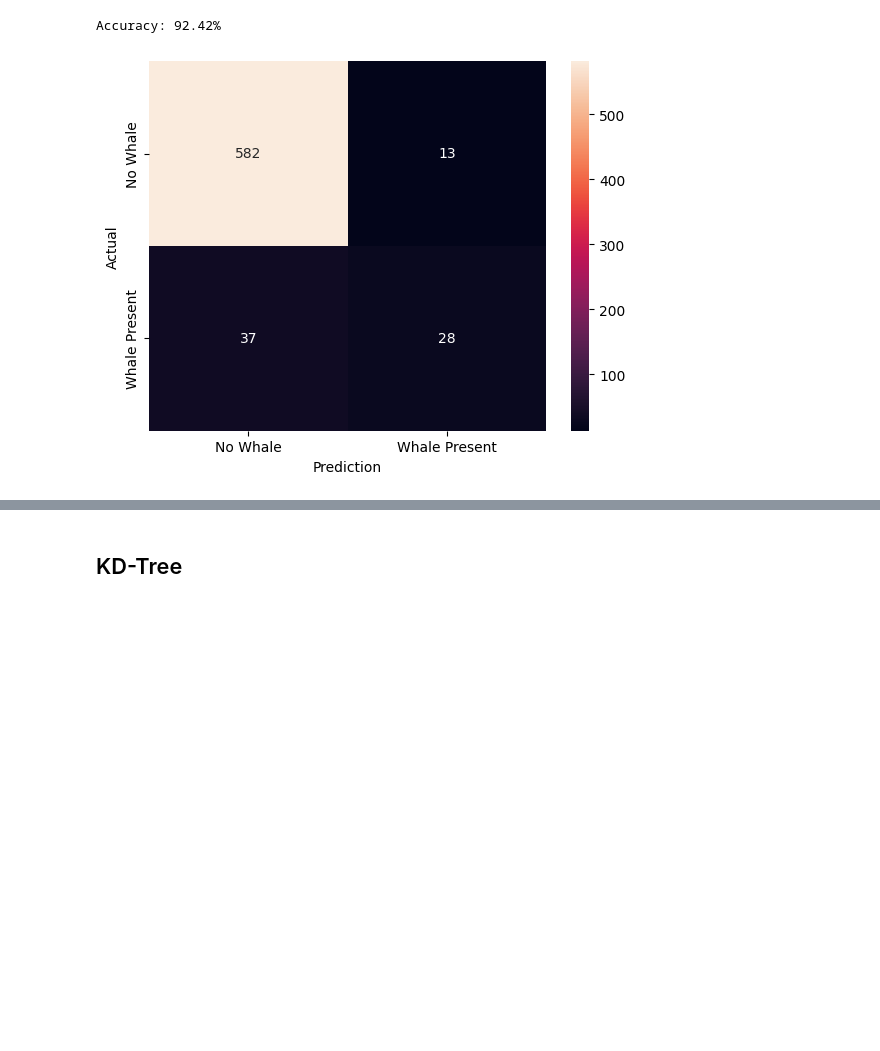
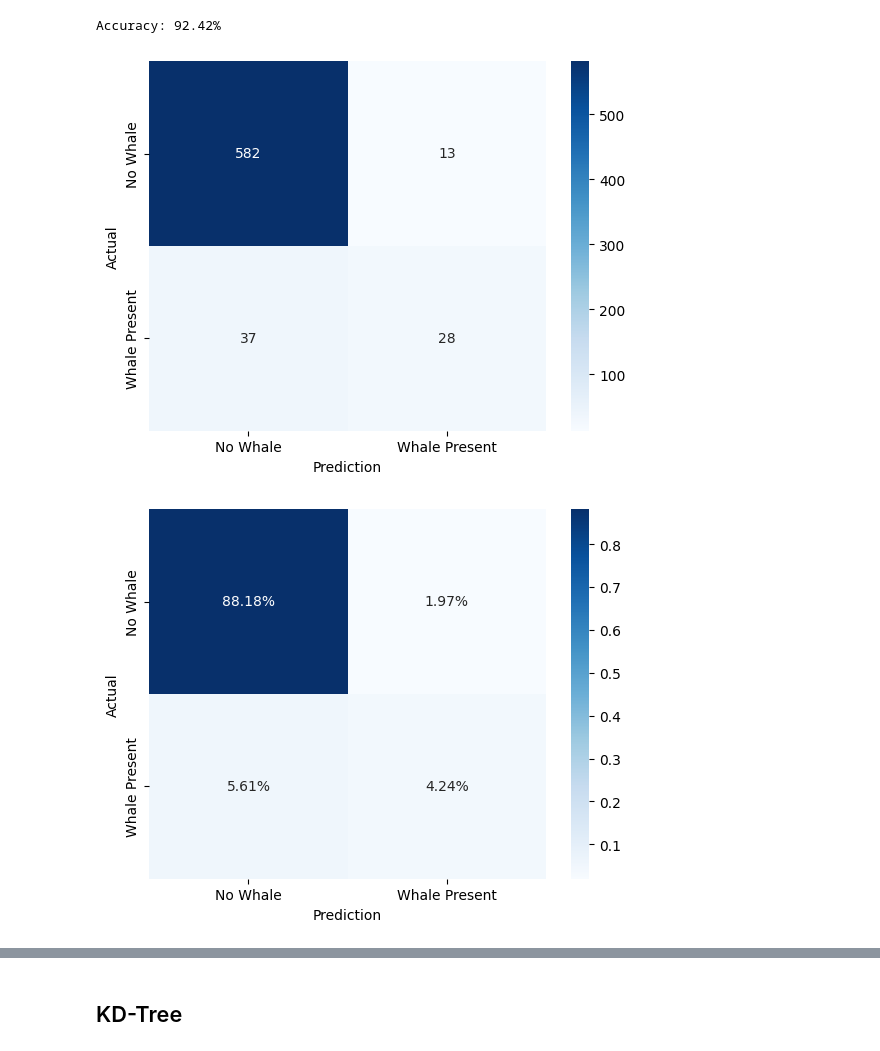
Before and after one commit to levshuster/whale-detection, a Jupyter notebook: models/k-nn/main.ipynb, the cells around one changed output, grey strips where cells are left out. Cells and saved outputs as stored; diff of their text form; code cells hidden in the pictures; blank space fills up the shorter version.

Commit message:
add percentage confusion matrix and analysis

```diff
--- a/models/k-nn/main.ipynb
+++ b/models/k-nn/main.ipynb
@@ -141,21 +141,38 @@ Accuracy: 92.42%
 # %%
 # Confusion Matrix
 
 import seaborn as sns
+import matplotlib.pyplot as plt
 from sklearn.metrics import confusion_matrix
 
-cm = confusion_matrix(y_test, y_pred)
+cf_matrix = confusion_matrix(y_test, y_pred)
 labels = ['No Whale','Whale Present']
 
-_ = sns.heatmap(
-	cm,
+sns.heatmap(
+	cf_matrix,
 	annot=True,
 	fmt='d',
 	xticklabels=labels,
-	yticklabels=labels
+	yticklabels=labels,
+	cmap='Blues'
 ).set(
 	xlabel='Prediction',
 	ylabel='Actual'
 )
+plt.show()
+
+sns.heatmap(
+	cf_matrix/np.sum(cf_matrix),
+	annot=True,
+	fmt='.2%',
+	xticklabels=labels,
+	yticklabels=labels,
+	cmap='Blues'
+).set(
+	xlabel='Prediction',
+	ylabel='Actual'
+)
+plt.show()
 # %% [output]
-[figure, old version]
+[figure, new version]
+[figure, added]
```
Also changed, not shown: parts of 1 cell of this notebook, 1 other file.
